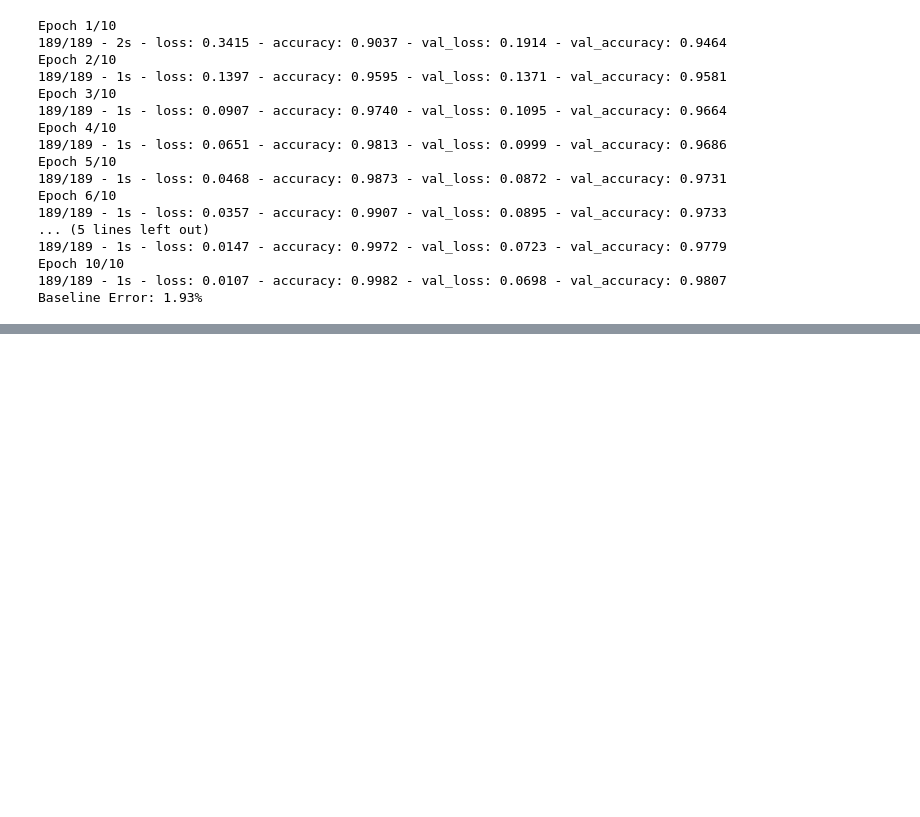
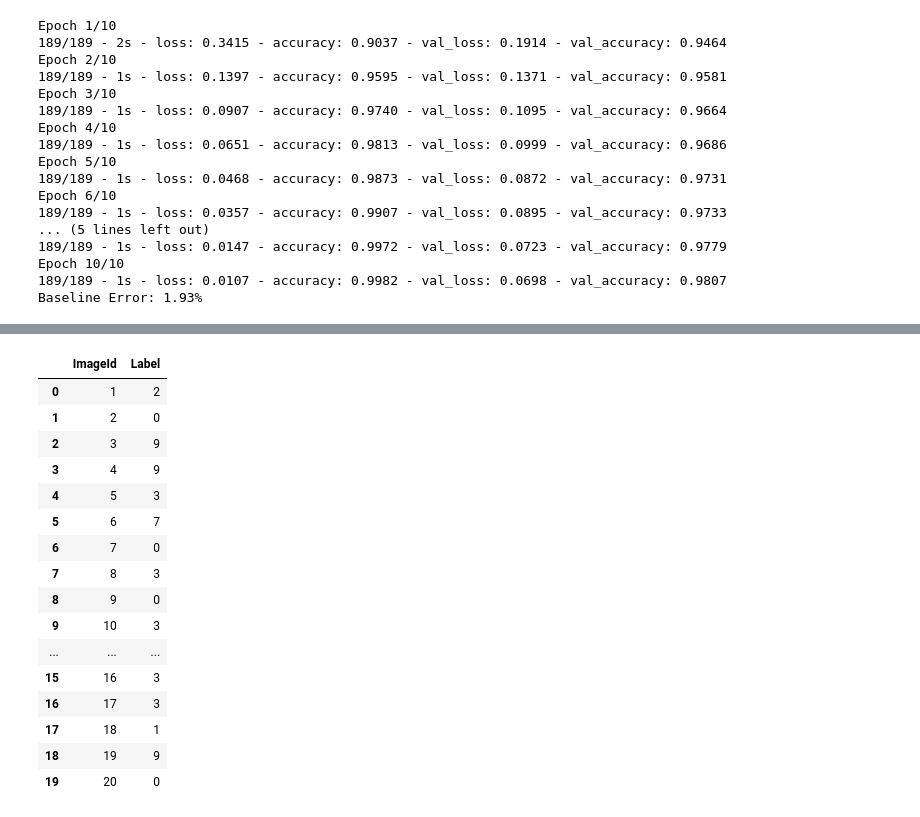
Before and after one commit to SarbariRoy/Digit-Recognizer, a Jupyter notebook: digit-recognision.ipynb, the cells around one changed output, grey strips where cells are left out. Drawn from its saved outputs; the diff is of its cells as text; code cells hidden in the pictures; blank space fills up the shorter version.

```diff
--- a/digit-recognision.ipynb
+++ b/digit-recognision.ipynb
@@ -149,3 +153,20 @@ Epoch 6/10
 Epoch 10/10
 189/189 - 1s - loss: 0.0107 - accuracy: 0.9982 - val_loss: 0.0698 - val_accuracy: 0.9807
 Baseline Error: 1.93%
+# %%
+predictions = model.predict(test)
+predictions.shape
+new_predictions = np.argmax(predictions, axis=1)
+new_predictions = pd.Series(new_predictions)
+
+print(new_predictions.shape)
+
+index_col = pd.Series(np.arange(1, len(new_predictions)+1))
+index_col.head()
+index_col.shape
+# prepare a submission file
+submission = pd.DataFrame({'ImageId':index_col, 'Label':new_predictions})
+submission.info()
+submission.head()
+
+submission.to_csv('submission.csv')
@@ -151,0 +184,20 @@ Baseline Error: 1.93%
+# %%
+submission.head(20)
+# %% [output]
+|  | ImageId | Label |
+| 0 | 1 | 2 |
+| 1 | 2 | 0 |
+| 2 | 3 | 9 |
+| 3 | 4 | 9 |
+| 4 | 5 | 3 |
+| 5 | 6 | 7 |
+| 6 | 7 | 0 |
+| 7 | 8 | 3 |
+| 8 | 9 | 0 |
+| 9 | 10 | 3 |
+| ... | ... | ... |
+| 15 | 16 | 3 |
+| 16 | 17 | 3 |
+| 17 | 18 | 1 |
+| 18 | 19 | 9 |
+| 19 | 20 | 0 |
```
Also changed, not shown: parts of 5 cells of this notebook.
